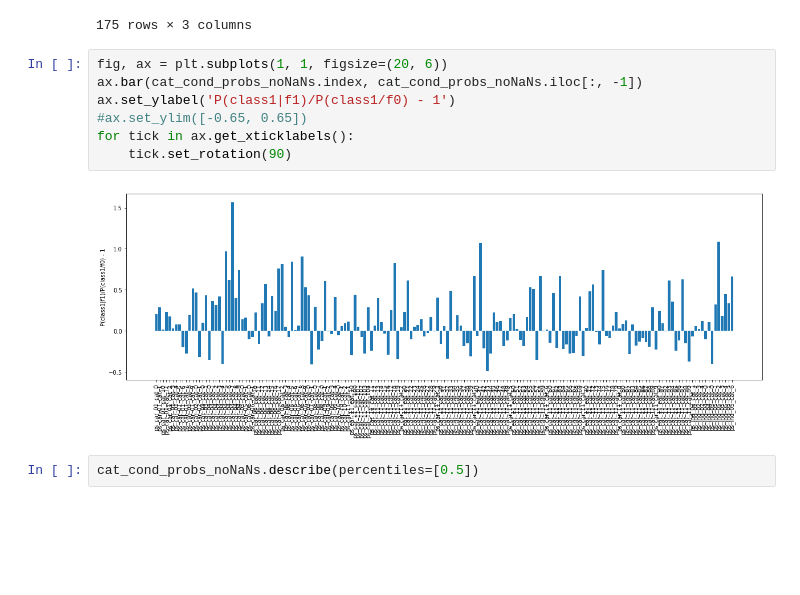
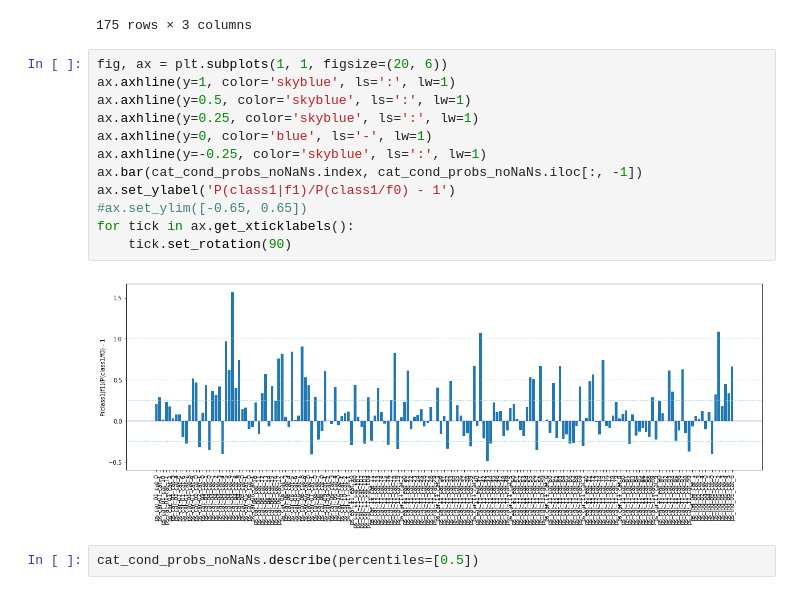
Before and after one commit to TangoJP/porto_seguro, a Jupyter notebook: nb02_Exploring_EachTypeOfCategory.ipynb, the cells around one changed output. Drawn from its saved outputs; the diff is of its cells as text; blank space fills up the shorter version.

```diff
--- a/nb02_Exploring_EachTypeOfCategory.ipynb
+++ b/nb02_Exploring_EachTypeOfCategory.ipynb
@@ -317,13 +332,18 @@ cat_cond_probs_noNaNs
 175 rows × 3 columns
 # %%
 fig, ax = plt.subplots(1, 1, figsize=(20, 6))
+ax.axhline(y=1, color='skyblue', ls=':', lw=1)
+ax.axhline(y=0.5, color='skyblue', ls=':', lw=1)
+ax.axhline(y=0.25, color='skyblue', ls=':', lw=1)
+ax.axhline(y=0, color='blue', ls='-', lw=1)
+ax.axhline(y=-0.25, color='skyblue', ls=':', lw=1)
 ax.bar(cat_cond_probs_noNaNs.index, cat_cond_probs_noNaNs.iloc[:, -1])
 ax.set_ylabel('P(class1|f1)/P(class1/f0) - 1')
 #ax.set_ylim([-0.65, 0.65])
 for tick in ax.get_xticklabels():
     tick.set_rotation(90)
 # %% [output]
-[figure, old version]
+[figure, new version]
 # %%
 cat_cond_probs_noNaNs.describe(percentiles=[0.5])
 # %% [output]
```
Also changed, not shown: parts of 4 cells of this notebook, 2 other files.
